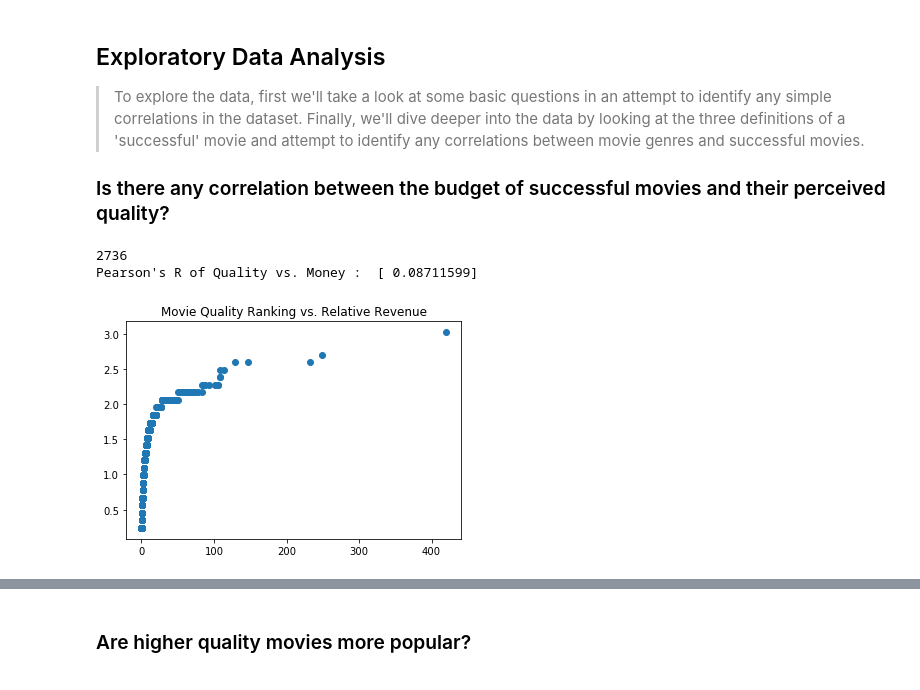
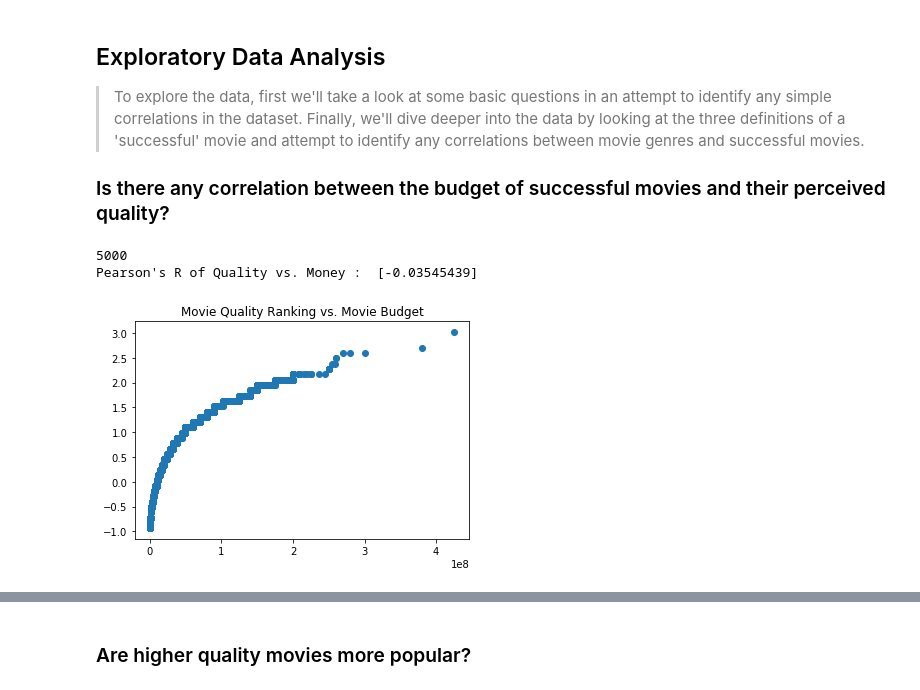
Before and after one commit to SandorAtTheZoo/UdacityDataAnalysisProject2, a Jupyter notebook: investigate-a-dataset-defineMovieSuccess.ipynb, the cells around one changed output, grey strips where cells are left out. Cells and saved outputs as stored; diff of their text form; code cells hidden in the pictures.

Commit message:
fixed notebook section on quality vs budget...I had it vs. relative revenue, which is wrong

```diff
--- a/investigate-a-dataset-defineMovieSuccess.ipynb
+++ b/investigate-a-dataset-defineMovieSuccess.ipynb
@@ -283,24 +283,24 @@ There are many movies that are not popular.  This would be a more challenging pa
 ### Is there any correlation between the budget of successful movies and their perceived quality?
 # %%
 #CREATE SCATTERPLOT OF QUALITY VS MONEY -> RUN PEARSON'S R
-df_topMoneyScatter = df_movieMoney[df_movieMoney['moneyRank']>0].sort_values(by=['moneyRank'],ascending=False).head(5000)
+df_topMoneyScatter = df_movieMoney[df_movieMoney['budget']>0].sort_values(by=['budget'],ascending=False).head(5000)
 df_qualityReviewScatter = df_quality[df_quality['vote_count'] >= 38].sort_values('voteValStandardized', ascending=False).head(len(df_topMoneyScatter))
 #put money on the x axis, and quality on y
 N = len(df_topMoneyScatter)
 print(N)
-x = df_topMoneyScatter['moneyRank']
+x = df_topMoneyScatter['budget']
 y = df_qualityReviewScatter['voteValStandardized']
 
 #https://pandas.pydata.org/pandas-docs/stable/merging.html
 dfPearsonQuality = pd.concat([x,y],axis=1)
 #https://stackoverflow.com/questions/34896455/how-to-do-pearson-correlation-of-selected-columns-of-a-pandas-data-frame
 pearsonRMoney = dfPearsonQuality[dfPearsonQuality.columns[0:]].corr(method='pearson')['voteValStandardized'][:-1]
 print "Pearson's R of Quality vs. Money : ",pearsonRMoney.values
 
 plt.scatter(x,y)
-plt.title('Movie Quality Ranking vs. Relative Revenue')
+plt.title('Movie Quality Ranking vs. Movie Budget')
 plt.show()
 # %% [output]
-2736
-Pearson's R of Quality vs. Money :  [ 0.08711599]
+5000
+Pearson's R of Quality vs. Money :  [-0.03545439]
-[figure, old version]
+[figure, new version]
```
Also changed, not shown: parts of 4 cells of this notebook.
